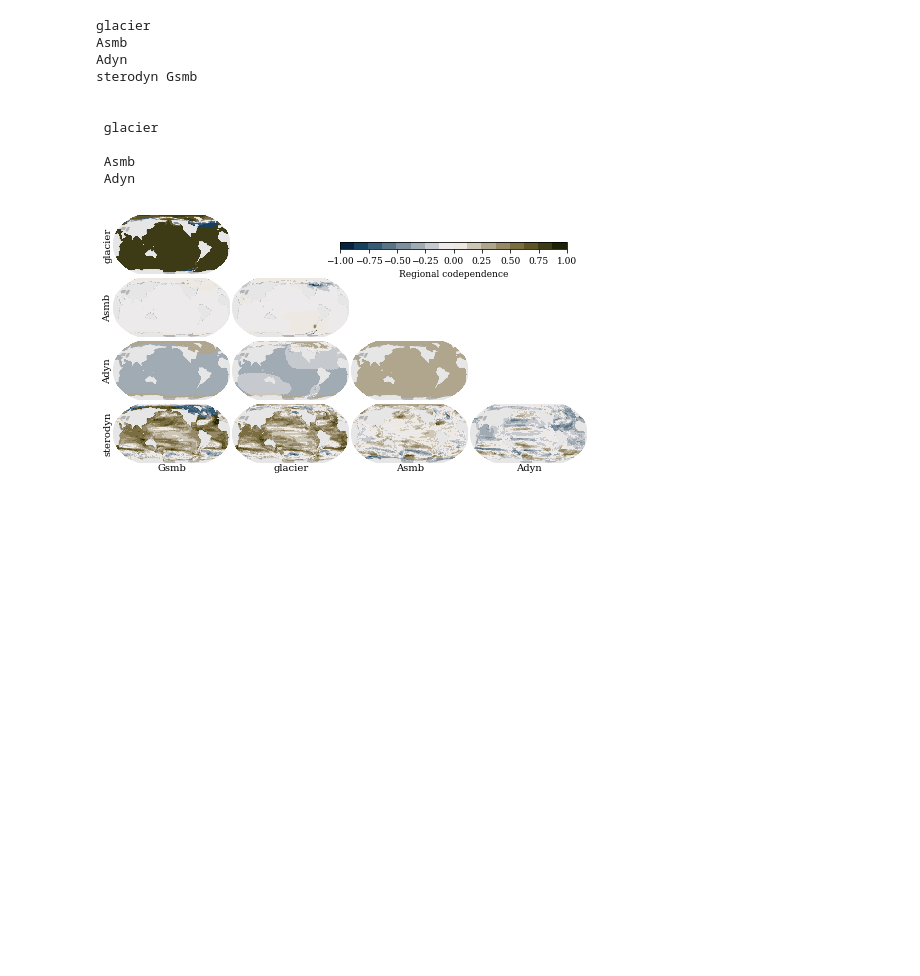
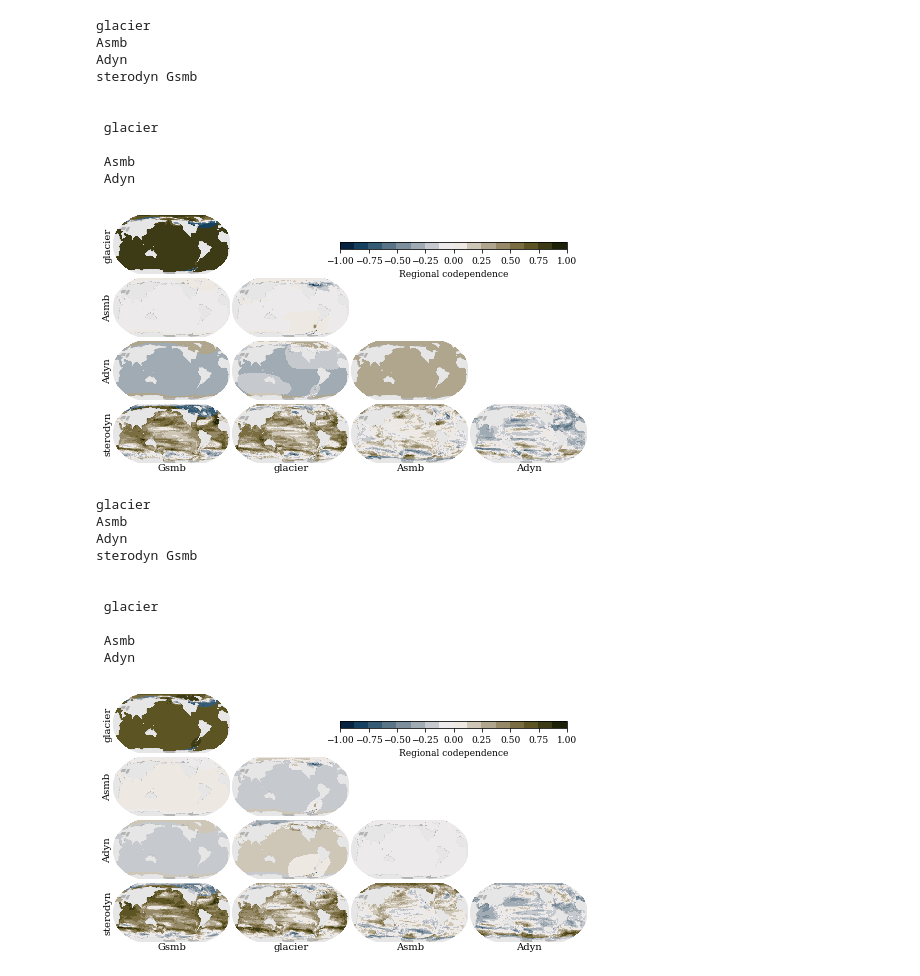
Before and after one commit to erwinlambert/codependence, a Jupyter notebook: plotcode/draftplot_regcov.ipynb, the cells around one changed output. Drawn from its saved outputs; the diff is of its cells as text; code cells hidden in the pictures; blank space fills up the shorter version.

```diff
--- a/plotcode/draftplot_regcov.ipynb
+++ b/plotcode/draftplot_regcov.ipynb
@@ -126,41 +126,53 @@ def plot_cov(n,var1,var2,scov,ylab='',xlab=''):
     print(ylab,xlab)
     return im
 # %%
-stdn,adyn,asmb,gsmb,glac = get_vars('rcp45')
+for scen in ['rcp45','rcp85']:
+    stdn,adyn,asmb,gsmb,glac = get_vars(scen)
 
-fig = plt.figure()
+    fig = plt.figure()
 
-im = plot_cov(1,glac,gsmb,0,ylab='glacier')
-im = plot_cov(5,asmb,gsmb,1,ylab='Asmb')
-im = plot_cov(9,adyn,gsmb,0,ylab='Adyn')
-im = plot_cov(13,stdn,gsmb,1,ylab='sterodyn',xlab='Gsmb')
-im = plot_cov(6,asmb,glac,0)
-im = plot_cov(10,adyn,glac,0)
-im = plot_cov(14,stdn,glac,0,xlab='glacier')
-im = plot_cov(11,adyn,asmb,0)
-im = plot_cov(15,stdn,asmb,1,xlab='Asmb')
-im = plot_cov(16,stdn,adyn,0,xlab='Adyn')
+    im = plot_cov(1,glac,gsmb,0,ylab='glacier')
+    im = plot_cov(5,asmb,gsmb,1,ylab='Asmb')
+    im = plot_cov(9,adyn,gsmb,0,ylab='Adyn')
+    im = plot_cov(13,stdn,gsmb,1,ylab='sterodyn',xlab='Gsmb')
+    im = plot_cov(6,asmb,glac,0)
+    im = plot_cov(10,adyn,glac,0)
+    im = plot_cov(14,stdn,glac,0,xlab='glacier')
+    im = plot_cov(11,adyn,asmb,0)
+    im = plot_cov(15,stdn,asmb,1,xlab='Asmb')
+    im = plot_cov(16,stdn,adyn,0,xlab='Adyn')
 
 
-cax = fig.add_axes([.5,.8,.45,.02])
-cb = plt.colorbar(im,cax=cax,orientation='horizontal')
-cb.set_label('Regional codependence')
+    cax = fig.add_axes([.5,.8,.45,.02])
+    cb = plt.colorbar(im,cax=cax,orientation='horizontal')
+    cb.set_label('Regional codependence')
 
-figname = 'draftplot_regcov.png'
+    figname = f'draftplot_regcov_{scen}.png'
 
-plt.savefig(f'../figures/{figname}',dpi=200)
-plt.savefig(f'../../../writing/codependence/figures/{figname}')
-plt.show()
-plt.close()
+    plt.savefig(f'../figures/{figname}',dpi=200)
+    plt.savefig(f'../../../writing/codependence/figures/{figname}')
+    plt.show()
+    plt.close()
 # %% [output]
 glacier
 Asmb
 Adyn
 sterodyn Gsmb
 
 
  glacier
 
  Asmb
  Adyn
 [figure]
+glacier
+Asmb
+Adyn
+sterodyn Gsmb
+
+
+ glacier
+
+ Asmb
+ Adyn
+[figure, added]
```
Also changed, not shown: 13 other files.
